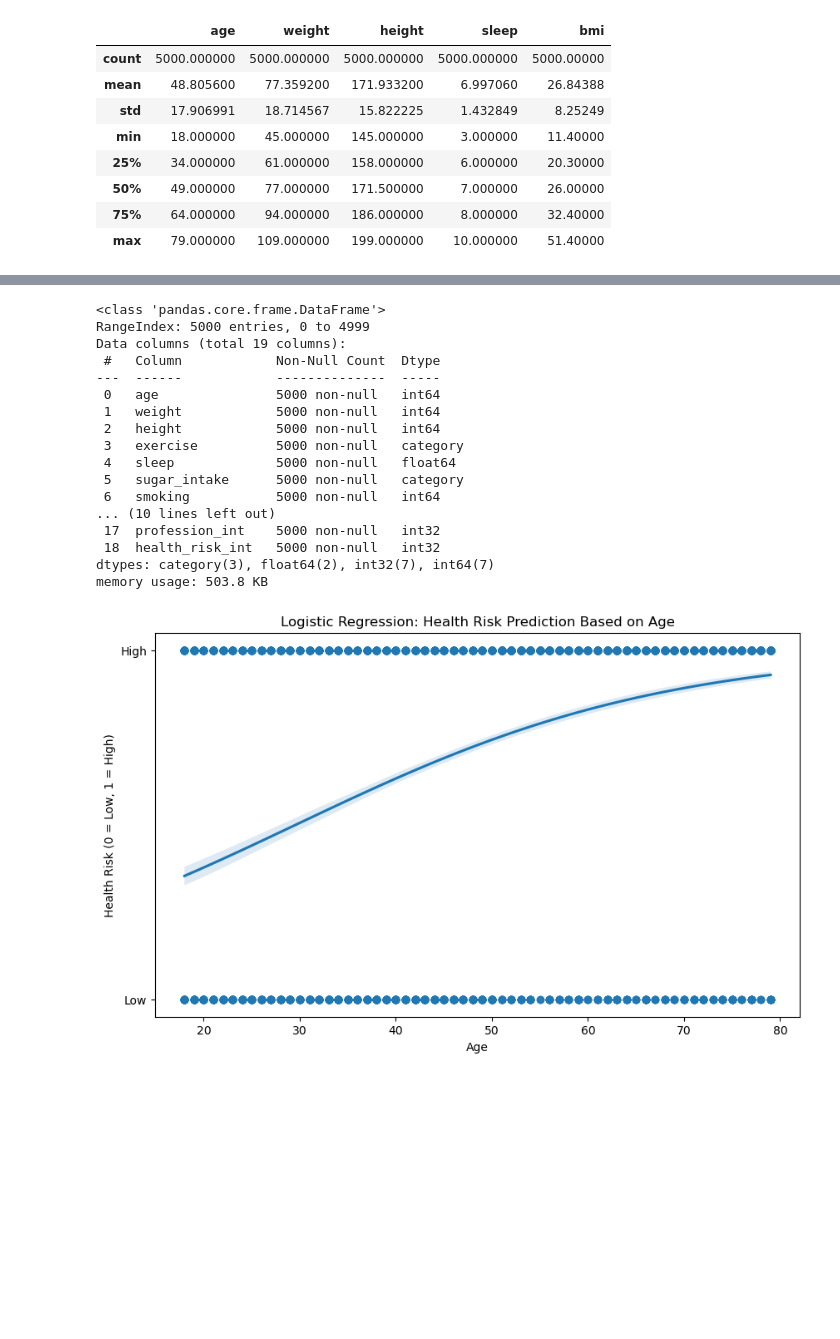
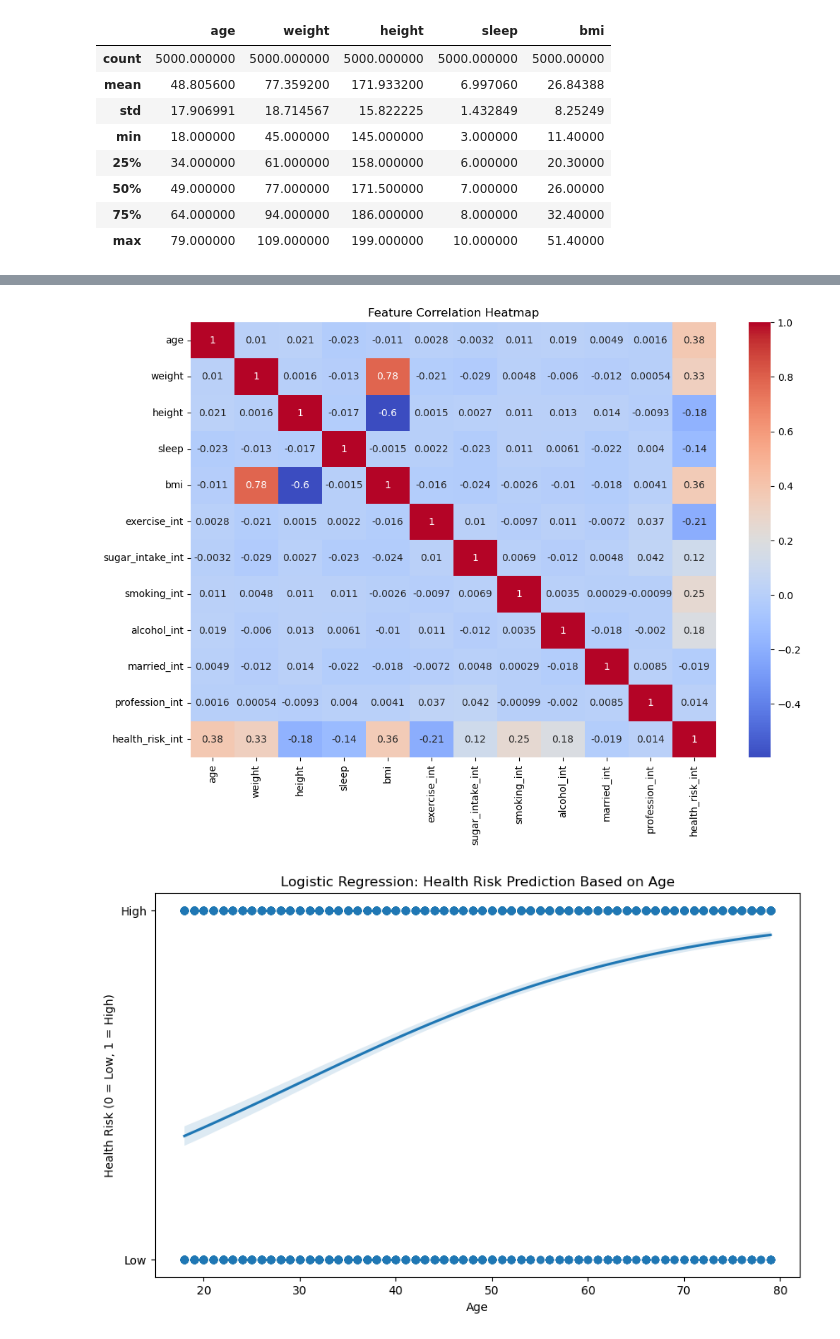
Before and after one commit to MyleeCS/Lifestyle-and-Health-Risk-EDA, a Jupyter notebook: lifestyle-and-health-risk-eda.ipynb, the cells around one changed output, grey strips where cells are left out. Saved outputs shown, nothing was run; the diff lists cells and outputs as text; code cells hidden in the pictures; blank space fills up the shorter version.

```diff
--- a/lifestyle-and-health-risk-eda.ipynb
+++ b/lifestyle-and-health-risk-eda.ipynb
@@ -140,36 +164,13 @@ plt.show()
 # %%
-# Data Preprocessing
-df['health_risk'] = df['health_risk'].apply(lambda x: 1 if 'high' in x else 0)
-df['smoking'] = df['smoking'].apply(lambda x: 1 if x == 'yes' else 0)
-df['alcohol'] = df['alcohol'].apply(lambda x: 1 if x == 'yes' else 0)
-df['profession'] = df['profession'].astype('category')
-df['married'] = df['married'].apply(lambda x: 1 if x == 'yes' else 0)
+numerical_features = ['age', 'weight', 'height', 'sleep', 'bmi', 'exercise_int', 'sugar_intake_int', 'smoking_int', 'alcohol_int', 'married_int', 'profession_int', 'health_risk_int']
+correlation_matrix = df[numerical_features].corr()
 
-# Define ordinal data type
-ordinal_data = ['none', 'low', 'medium', 'high']
-rating_dtype = pd.CategoricalDtype(categories=ordinal_data, ordered=True)
-df['sugar_intake'] = df['sugar_intake'].astype(rating_dtype)
-df['exercise'] = df['exercise'].astype(rating_dtype)
-
-# Check the changes
-df.info()
+#The numbers were overlapping so the figure is 12 by 8
+plt.figure(figsize=(12, 8))
+sns.heatmap(correlation_matrix, annot=True, cmap='coolwarm')
+plt.title('Feature Correlation Heatmap')
+plt.show()
 # %% [output]
-<class 'pandas.core.frame.DataFrame'>
-RangeIndex: 5000 entries, 0 to 4999
-Data columns (total 19 columns):
- #   Column            Non-Null Count  Dtype
----  ------            --------------  -----
- 0   age               5000 non-null   int64
- 1   weight            5000 non-null   int64
- 2   height            5000 non-null   int64
- 3   exercise          5000 non-null   category
- 4   sleep             5000 non-null   float64
- 5   sugar_intake      5000 non-null   category
- 6   smoking           5000 non-null   int64
-... (10 lines left out)
- 17  profession_int    5000 non-null   int32
- 18  health_risk_int   5000 non-null   int32
-dtypes: category(3), float64(2), int32(7), int64(7)
-memory usage: 503.8 KB
+[figure, added]
 # %%
 plt.figure(figsize=(10, 6))
```
Also changed, not shown: parts of 10 cells of this notebook.
